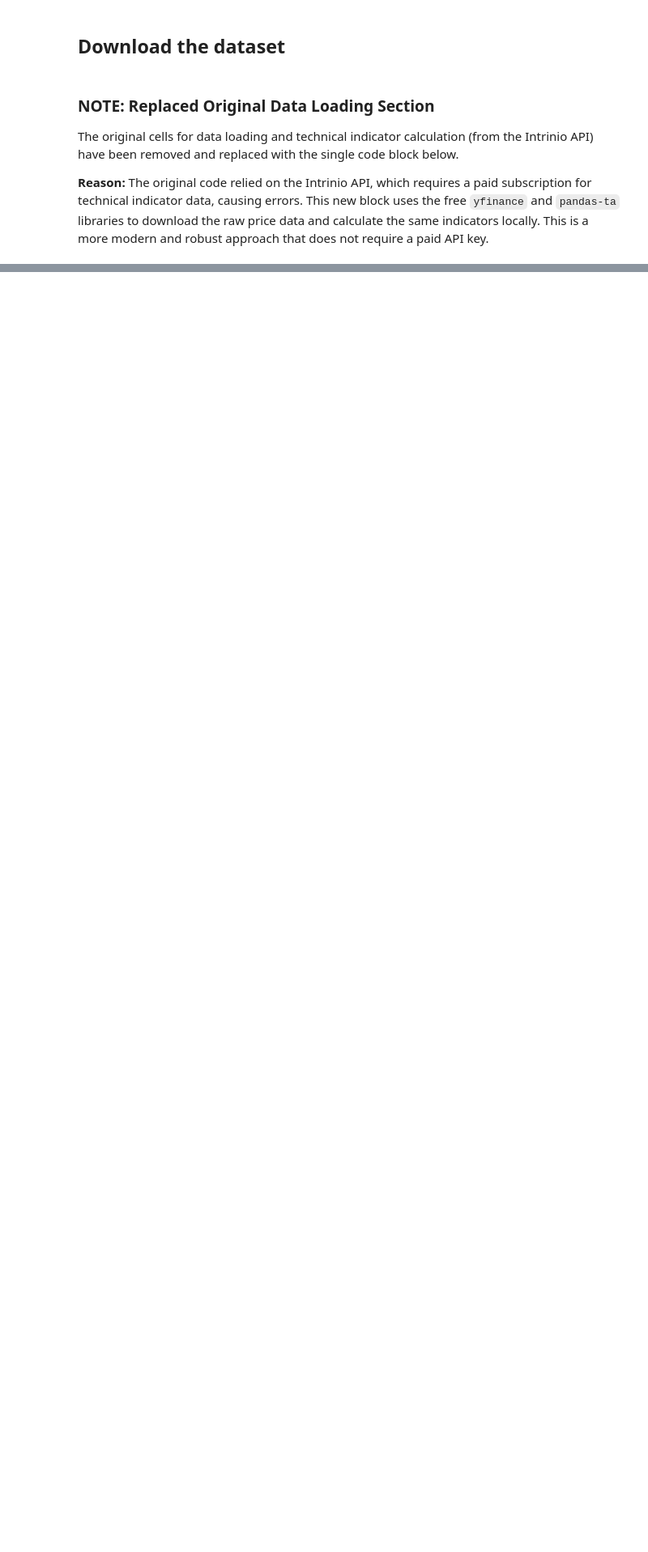
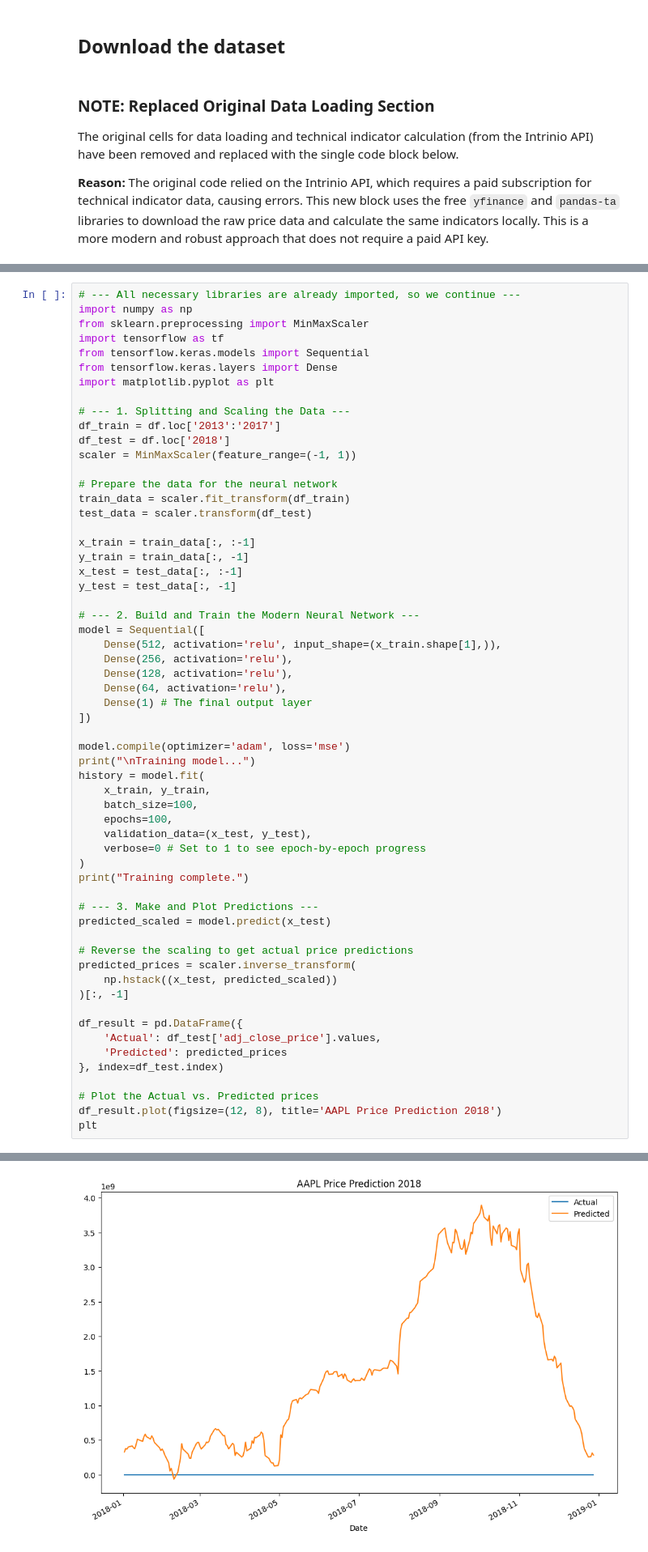
Before and after one commit to Safwannn89/Mastering-Python-for-Finance-Second-Edition, a Jupyter notebook: Chapter11/Chapter_11_Deep_Learning_for_Finance.ipynb, the cells around one changed output, grey strips where cells are left out. Shown at 81% size. Saved outputs shown, nothing was run; the diff lists cells and outputs as text; blank space fills up the shorter version.

```diff
--- a/Chapter11/Chapter_11_Deep_Learning_for_Finance.ipynb
+++ b/Chapter11/Chapter_11_Deep_Learning_for_Finance.ipynb
@@ -116,0 +113,60 @@ ValueError: Data download failed. The DataFrame is empty. Please check your tick
+# %%
+# --- All necessary libraries are already imported, so we continue ---
+import numpy as np
+from sklearn.preprocessing import MinMaxScaler
+import tensorflow as tf
+from tensorflow.keras.models import Sequential
+from tensorflow.keras.layers import Dense
+import matplotlib.pyplot as plt
+
+# --- 1. Splitting and Scaling the Data ---
+df_train = df.loc['2013':'2017']
+df_test = df.loc['2018']
+scaler = MinMaxScaler(feature_range=(-1, 1))
+
+# Prepare the data for the neural network
+train_data = scaler.fit_transform(df_train)
+test_data = scaler.transform(df_test)
+
+x_train = train_data[:, :-1]
+y_train = train_data[:, -1]
+x_test = test_data[:, :-1]
+y_test = test_data[:, -1]
+
+# --- 2. Build and Train the Modern Neural Network ---
+model = Sequential([
+    Dense(512, activation='relu', input_shape=(x_train.shape[1],)),
+    Dense(256, activation='relu'),
+    Dense(128, activation='relu'),
+    Dense(64, activation='relu'),
+    Dense(1) # The final output layer
+])
+
+model.compile(optimizer='adam', loss='mse')
+print("\nTraining model...")
+history = model.fit(
+    x_train, y_train,
+    batch_size=100,
+    epochs=100,
+    validation_data=(x_test, y_test),
+    verbose=0 # Set to 1 to see epoch-by-epoch progress
+)
+print("Training complete.")
+
+# --- 3. Make and Plot Predictions ---
+predicted_scaled = model.predict(x_test)
+
+# Reverse the scaling to get actual price predictions
+predicted_prices = scaler.inverse_transform(
+    np.hstack((x_test, predicted_scaled))
+)[:, -1]
+
+df_result = pd.DataFrame({
+    'Actual': df_test['adj_close_price'].values,
+    'Predicted': predicted_prices
+}, index=df_test.index)
+
+# Plot the Actual vs. Predicted prices
+df_result.plot(figsize=(12, 8), title='AAPL Price Prediction 2018')
+plt
+# %% [output]
@@ -116,0 +177 @@ ValueError: Data download failed. The DataFrame is empty. Please check your tick
+[figure, added]
```
Also changed, not shown: parts of 4 cells of this notebook, 1 other file.
